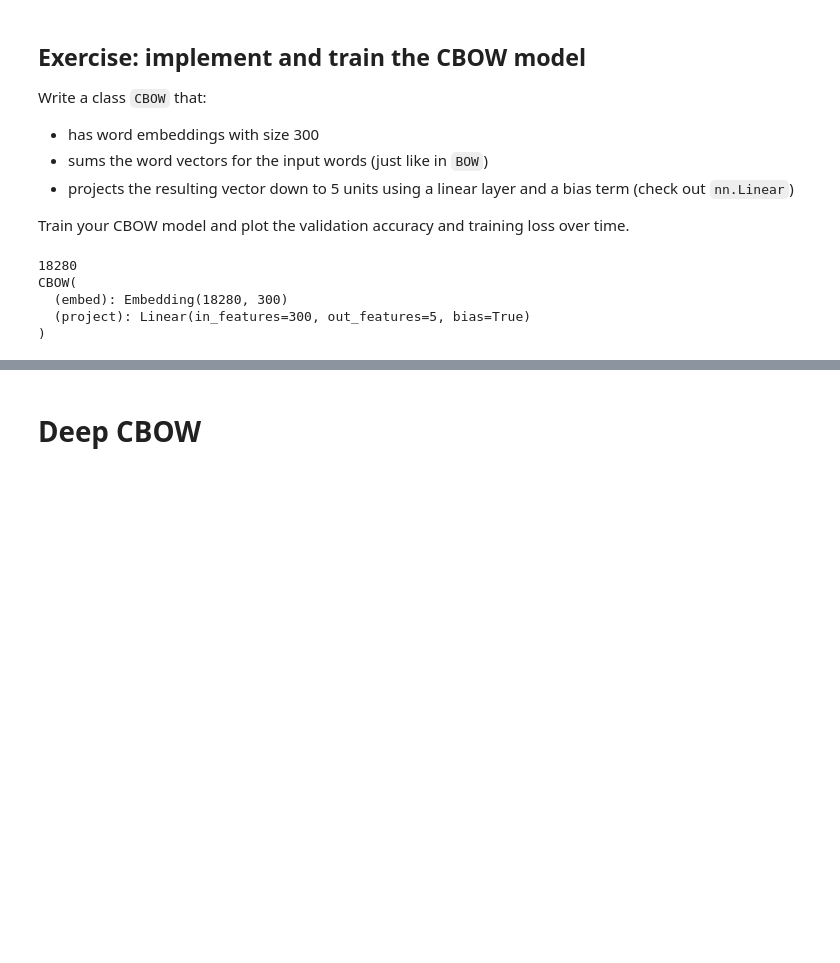
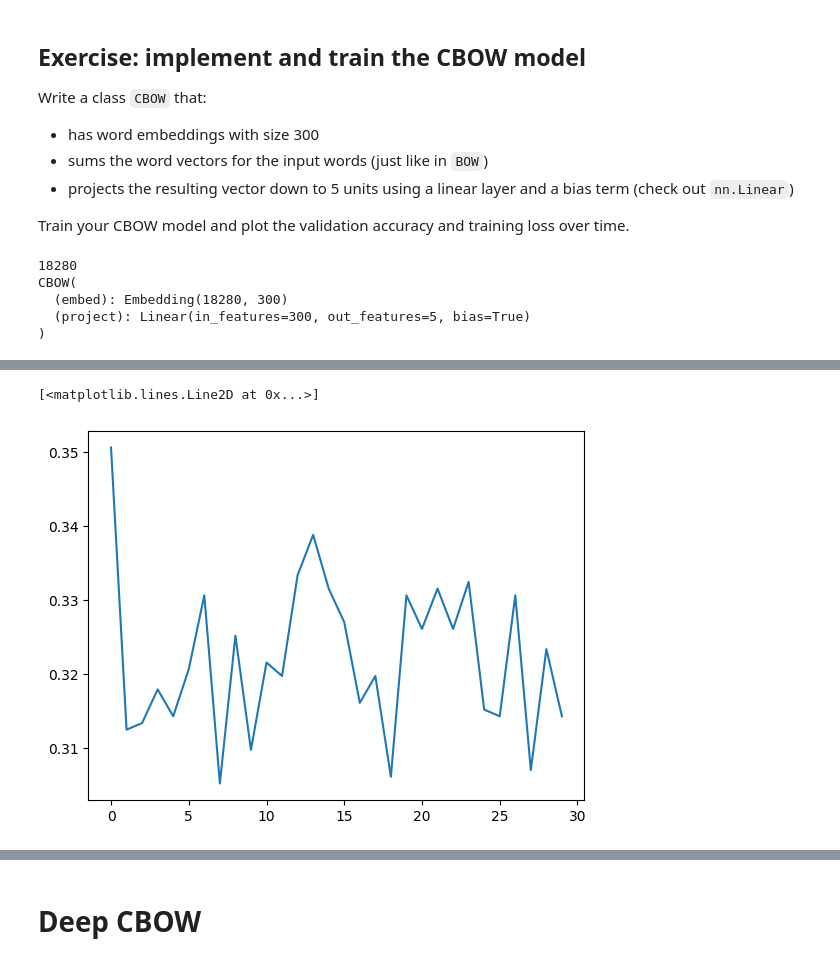
Before and after one commit to stefdewildt/NLP, a Jupyter notebook: NLP1_2025_Practical_2_(student).ipynb, the cells around one changed output, grey strips where cells are left out. Cells and saved outputs as stored; diff of their text form; code cells hidden in the pictures; blank space fills up the shorter version.

```diff
--- a/NLP1_2025_Practical_2_(student).ipynb
+++ b/NLP1_2025_Practical_2_(student).ipynb
@@ -777,0 +825,5 @@ best model iter 14000: train acc=0.4895, dev acc=0.3460, test acc=0.3525
+# %%
+plt.plot(cbow_accuracies)
+# %% [output]
+[<matplotlib.lines.Line2D at 0x...>]
+[figure, added]
```
Also changed, not shown: parts of 43 cells of this notebook.
